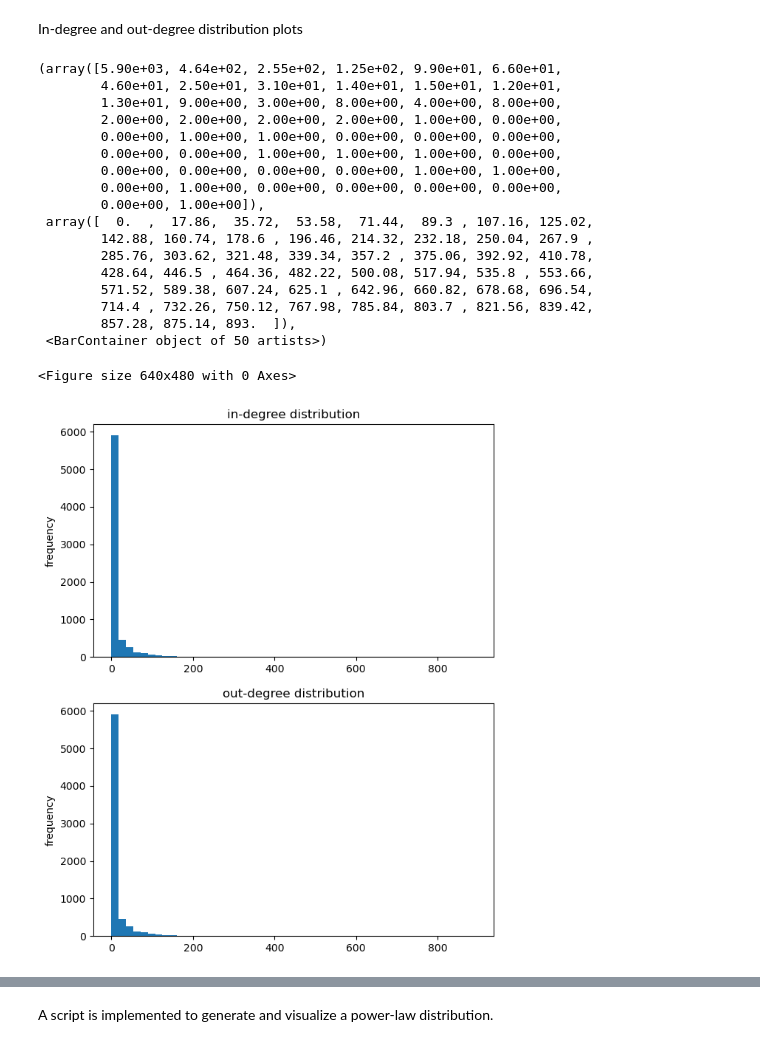
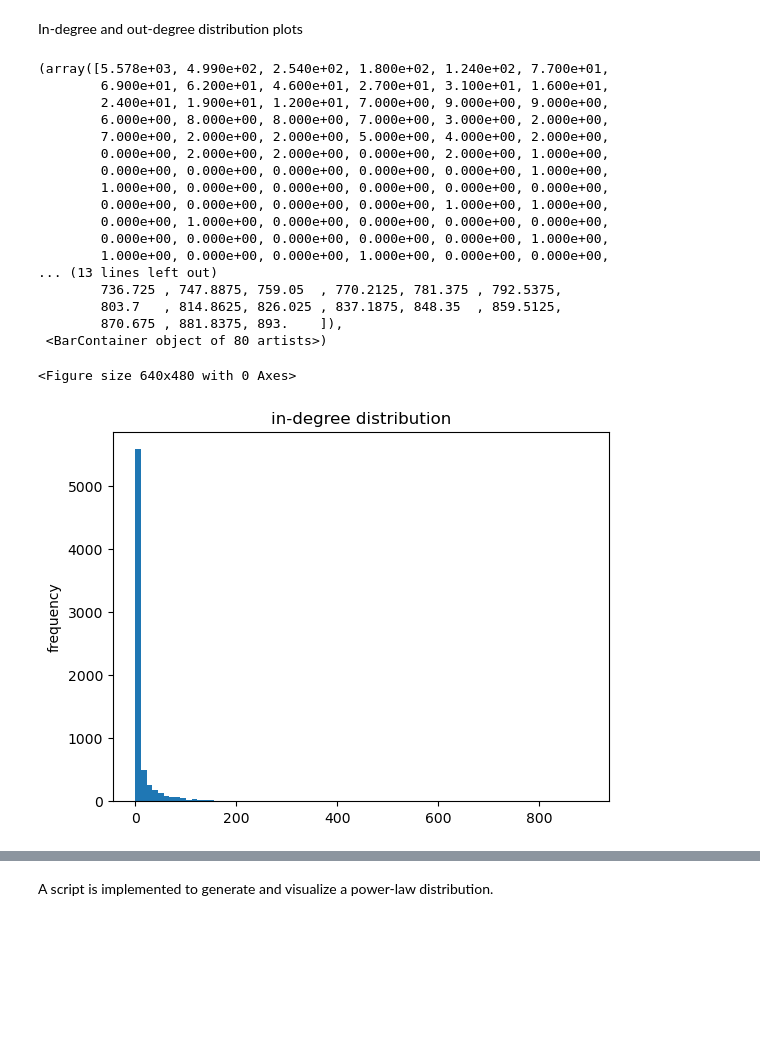
Before and after one commit to JereMakkonen/wikipedia-vote-link-prediction, a Jupyter notebook: project17.ipynb, the cells around one changed output, grey strips where cells are left out. Saved outputs shown, nothing was run; the diff lists cells and outputs as text; code cells hidden in the pictures; blank space fills up the shorter version.

```diff
--- a/project17.ipynb
+++ b/project17.ipynb
@@ -77,37 +80,30 @@ In-degree and out-degree distribution plots
 # %%
 in_degrees = [d for n,d in G.in_degree()]
 out_degrees = [d for n,d in G.out_degree()]
 
 plt.clf()
 
-plt.figure(figsize=(7, 9))
-
-plt.subplot(2,1,1)
+plt.figure()
 plt.title("in-degree distribution")
 plt.ylabel("frequency")
-plt.hist(out_degrees, bins=50)
-
-plt.subplot(2,1,2)
-plt.title("out-degree distribution")
-plt.ylabel("frequency")
-plt.hist(out_degrees, bins=50)
+plt.hist(out_degrees, bins=80)
 # %% [output]
-(array([5.90e+03, 4.64e+02, 2.55e+02, 1.25e+02, 9.90e+01, 6.60e+01,
-        4.60e+01, 2.50e+01, 3.10e+01, 1.40e+01, 1.50e+01, 1.20e+01,
-        1.30e+01, 9.00e+00, 3.00e+00, 8.00e+00, 4.00e+00, 8.00e+00,
-        2.00e+00, 2.00e+00, 2.00e+00, 2.00e+00, 1.00e+00, 0.00e+00,
-        0.00e+00, 1.00e+00, 1.00e+00, 0.00e+00, 0.00e+00, 0.00e+00,
-        0.00e+00, 0.00e+00, 1.00e+00, 1.00e+00, 1.00e+00, 0.00e+00,
-        0.00e+00, 0.00e+00, 0.00e+00, 0.00e+00, 1.00e+00, 1.00e+00,
-        0.00e+00, 1.00e+00, 0.00e+00, 0.00e+00, 0.00e+00, 0.00e+00,
-        0.00e+00, 1.00e+00]),
- array([  0.  ,  17.86,  35.72,  53.58,  71.44,  89.3 , 107.16, 125.02,
-        142.88, 160.74, 178.6 , 196.46, 214.32, 232.18, 250.04, 267.9 ,
-        285.76, 303.62, 321.48, 339.34, 357.2 , 375.06, 392.92, 410.78,
-        428.64, 446.5 , 464.36, 482.22, 500.08, 517.94, 535.8 , 553.66,
-        571.52, 589.38, 607.24, 625.1 , 642.96, 660.82, 678.68, 696.54,
-        714.4 , 732.26, 750.12, 767.98, 785.84, 803.7 , 821.56, 839.42,
-        857.28, 875.14, 893.  ]),
- <BarContainer object of 50 artists>)
+(array([5.578e+03, 4.990e+02, 2.540e+02, 1.800e+02, 1.240e+02, 7.700e+01,
+        6.900e+01, 6.200e+01, 4.600e+01, 2.700e+01, 3.100e+01, 1.600e+01,
+        2.400e+01, 1.900e+01, 1.200e+01, 7.000e+00, 9.000e+00, 9.000e+00,
+        6.000e+00, 8.000e+00, 8.000e+00, 7.000e+00, 3.000e+00, 2.000e+00,
+        7.000e+00, 2.000e+00, 2.000e+00, 5.000e+00, 4.000e+00, 2.000e+00,
+        0.000e+00, 2.000e+00, 2.000e+00, 0.000e+00, 2.000e+00, 1.000e+00,
+        0.000e+00, 0.000e+00, 0.000e+00, 0.000e+00, 0.000e+00, 1.000e+00,
+        1.000e+00, 0.000e+00, 0.000e+00, 0.000e+00, 0.000e+00, 0.000e+00,
+        0.000e+00, 0.000e+00, 0.000e+00, 0.000e+00, 1.000e+00, 1.000e+00,
+        0.000e+00, 1.000e+00, 0.000e+00, 0.000e+00, 0.000e+00, 0.000e+00,
+        0.000e+00, 0.000e+00, 0.000e+00, 0.000e+00, 0.000e+00, 1.000e+00,
+        1.000e+00, 0.000e+00, 0.000e+00, 1.000e+00, 0.000e+00, 0.000e+00,
+... (13 lines left out)
+        736.725 , 747.8875, 759.05  , 770.2125, 781.375 , 792.5375,
+        803.7   , 814.8625, 826.025 , 837.1875, 848.35  , 859.5125,
+        870.675 , 881.8375, 893.    ]),
+ <BarContainer object of 80 artists>)
 <Figure size 640x480 with 0 Axes>
-[figure, old version]
+[figure, new version]
```
Also changed, not shown: parts of 14 cells of this notebook.
